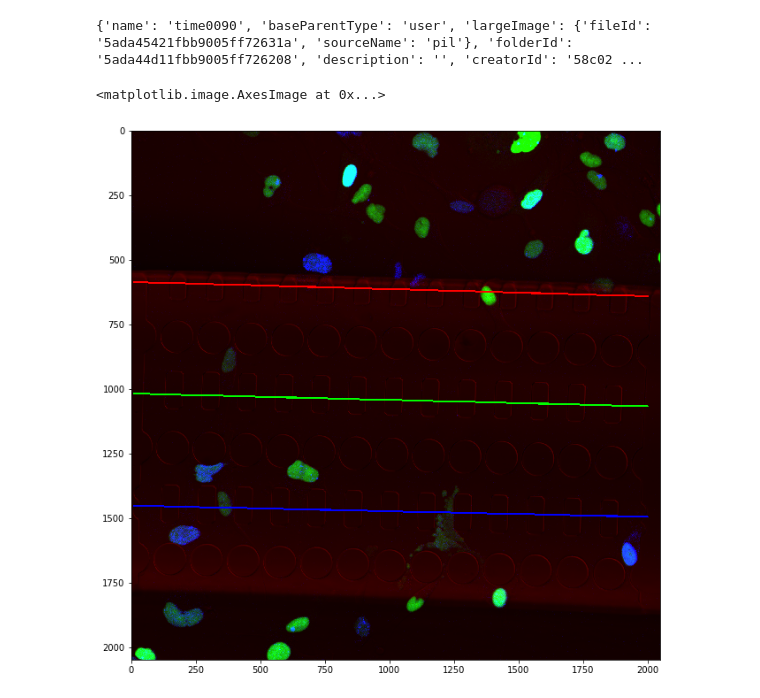
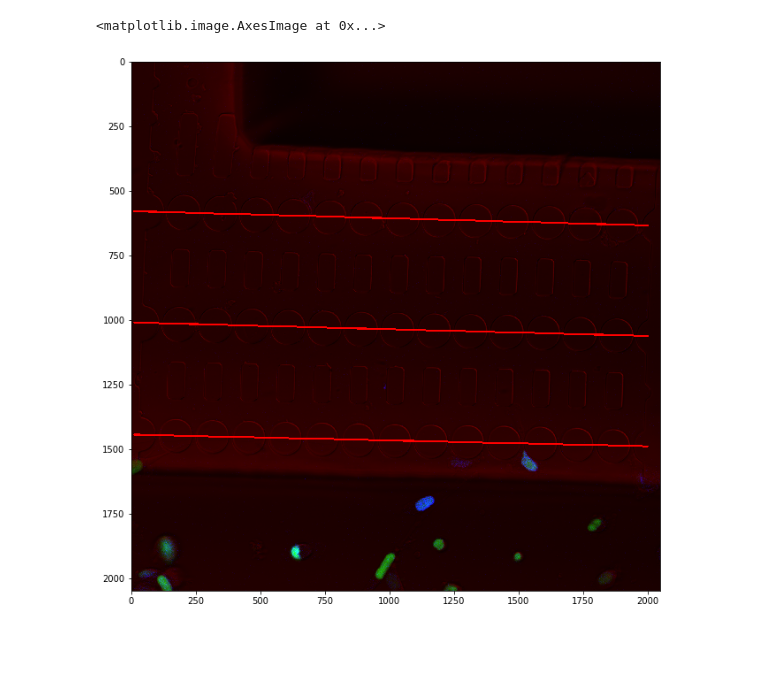
Before and after one commit to gglaw16/nuclei, a Jupyter notebook: nucleiTrackingInput.ipynb, the cells around one changed output. Cells and saved outputs as stored; diff of their text form; code cells hidden in the pictures; blank space fills up the shorter version.

```diff
--- a/nucleiTrackingInput.ipynb
+++ b/nucleiTrackingInput.ipynb
@@ -35,39 +31,25 @@ rows = [row1, row2, row3]
-# %%
-# This block is just a demo of the time_lapse_data. The source object is used in the rest of the notebook.
-
-# Hard coded to folder ids
-# TODO: Iterate over series in a folder.
-# /Gwenda/LawDNADamageFociData
-# 5aaf02831fbb9006233ae6a2  073117 BT549_Sv40_Bt549_SV40 NLS GFP 53BP1 mcherry_2017_07_31__18_31_54
-#    series000: 5aaf02871fbb9006233ae6a3
-#    ...
-# 5a95b8361fbb904fdd27d09a  080217 BT549 NLS GFP 53BP1 mcherry_2017_08_02__17_46_03
-# 5aaec5d21fbb9006233ad700  080817 BT549 NLS GFP 53BP1 mcherry_2017_08_08__17_27_10
-
-# this function is defined in foci.py
-# 073117 BT549_Sv40_Bt549_SV40 NLS GFP 53BP1 mcherry_2017_07_31__18_31_54/series000
-# 92 time steps in this series (pattern "time%04d"%idx )
-# three shannels are read into a single image (BGR)
-# Looks like the brightfield channel is the first (0)
-source = reader.time_lapse_data()
-# 073117 BT549_Sv40_Bt549_SV40 NLS GFP 53BP1 mcherry_2017_07_31__18_31_54series000
-source.load(czi_folder_id)
-num_series = source.get_number_of_series()
-series_idx = 1
-num_time_steps = source.get_series_length(series_idx)
-im, item_obj = source.get_image(series_idx,90)
-
-
-cv2.line(im,(10,int(10*row1[0]+row1[1])),(2000,int(2000*row1[0]+row1[1])),(255,0,0),5)
-cv2.line(im,(10,int(10*row2[0]+row2[1])),(2000,int(2000*row2[0]+row2[1])),(0,255,0),5)
-cv2.line(im,(10,int(10*row3[0]+row3[1])),(2000,int(2000*row3[0]+row3[1])),(0,0,255),5)
-
-print(item_obj)
-plt.imshow(im)
-# %% [output]
-{'name': 'time0090', 'baseParentType': 'user', 'largeImage': {'fileId': '5ada45421fbb9005ff72631a', 'sourceName': 'pil'}, 'folderId': '5ada44d11fbb9005ff726208', 'description': '', 'creatorId': '58c02 ...
-<matplotlib.image.AxesImage at 0x...>
-[figure, removed]
+# %%
+# This block sets up the reader of a czi folder.
+# it then detects rows in the brightfield channel of an image.
+
+# Setup the reader.
+source = reader.time_lapse_data()
+source.load(czi_folder_id)
+num_series = source.get_number_of_series()
+num_time_steps = source.get_series_length(series_idx)
+im, item_obj = source.get_image(series_idx,0)
+
+# detect rows of circles.
+rows = compute_rows(im)
+
+# draw the row as a santity check
+for row in rows:
+    cv2.line(im,(10,int(10*row[0]+row[1])),(2000,int(2000*row[0]+row[1])),(255,0,0),5)
+
+plt.imshow(im)
+# %% [output]
+<matplotlib.image.AxesImage at 0x...>
+[figure, added]
 # %%
 prev_frame_ellipses = None
 # union of all lines from all frames.
```
Also changed, not shown: parts of 7 cells of this notebook, 4 other files.
